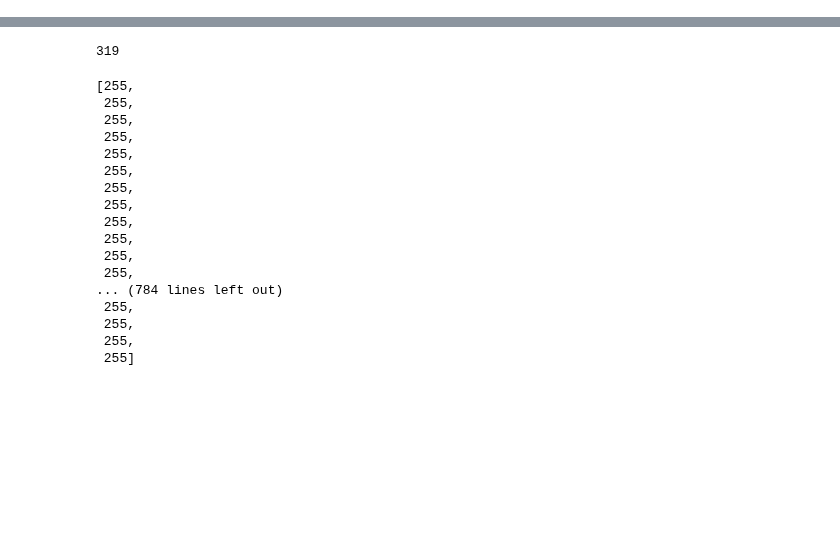
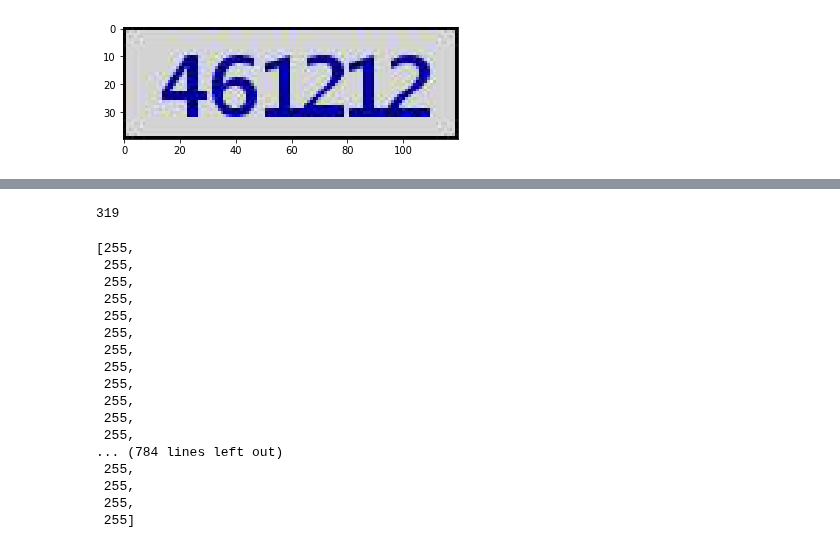
Before and after one commit to barneyElDinosaurio/base_function, a Jupyter notebook: image_detect/machine_learning_yanzhenma.ipynb, the cells around one changed output, grey strips where cells are left out. Drawn from its saved outputs; the diff is of its cells as text; code cells hidden in the pictures; blank space fills up the shorter version.

```diff
--- a/image_detect/machine_learning_yanzhenma.ipynb
+++ b/image_detect/machine_learning_yanzhenma.ipynb
@@ -11,0 +20,6 @@ from sklearn.neural_network import MLPClassifier
+# %%
+img = Image.open('tw_photo.jpg').convert('RGB')
+plt.imshow(img)
+np_img = np.array(img)
+# %% [output]
+[figure, added]
```
Also changed, not shown: parts of 13 cells of this notebook.
